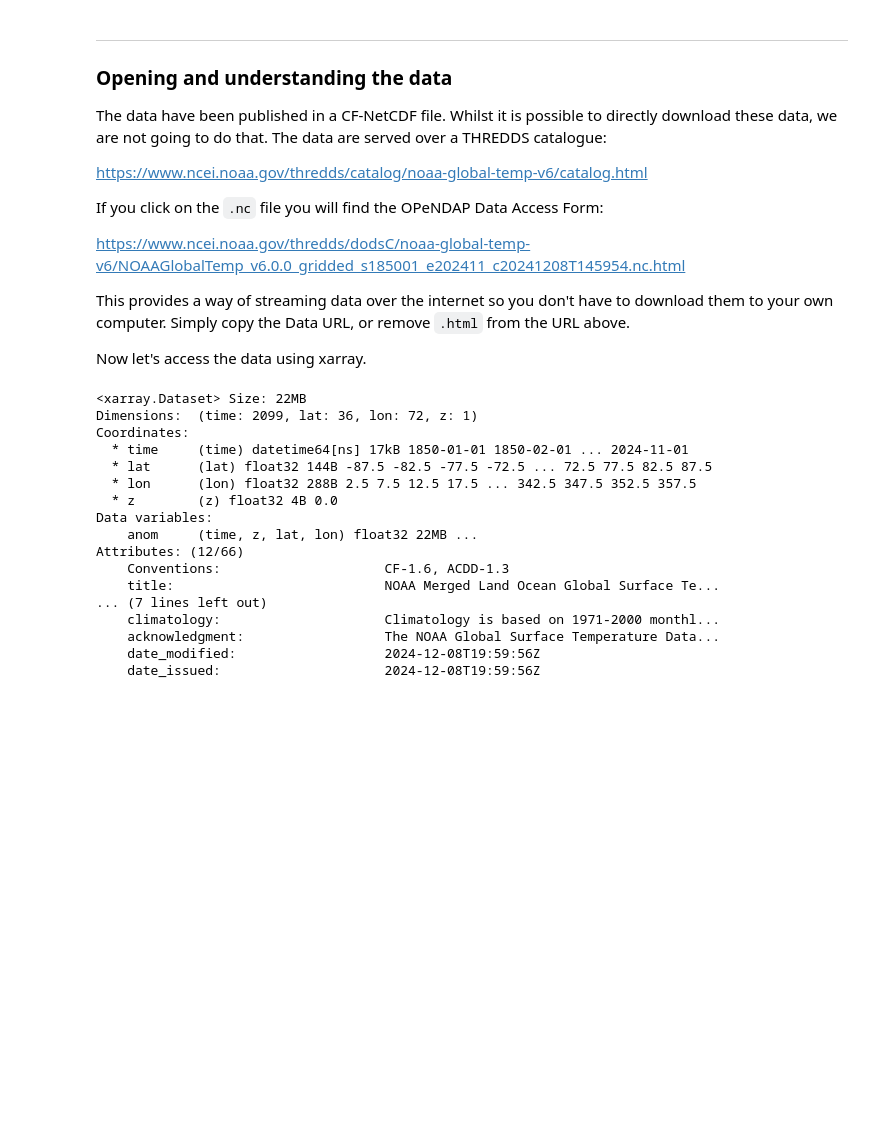
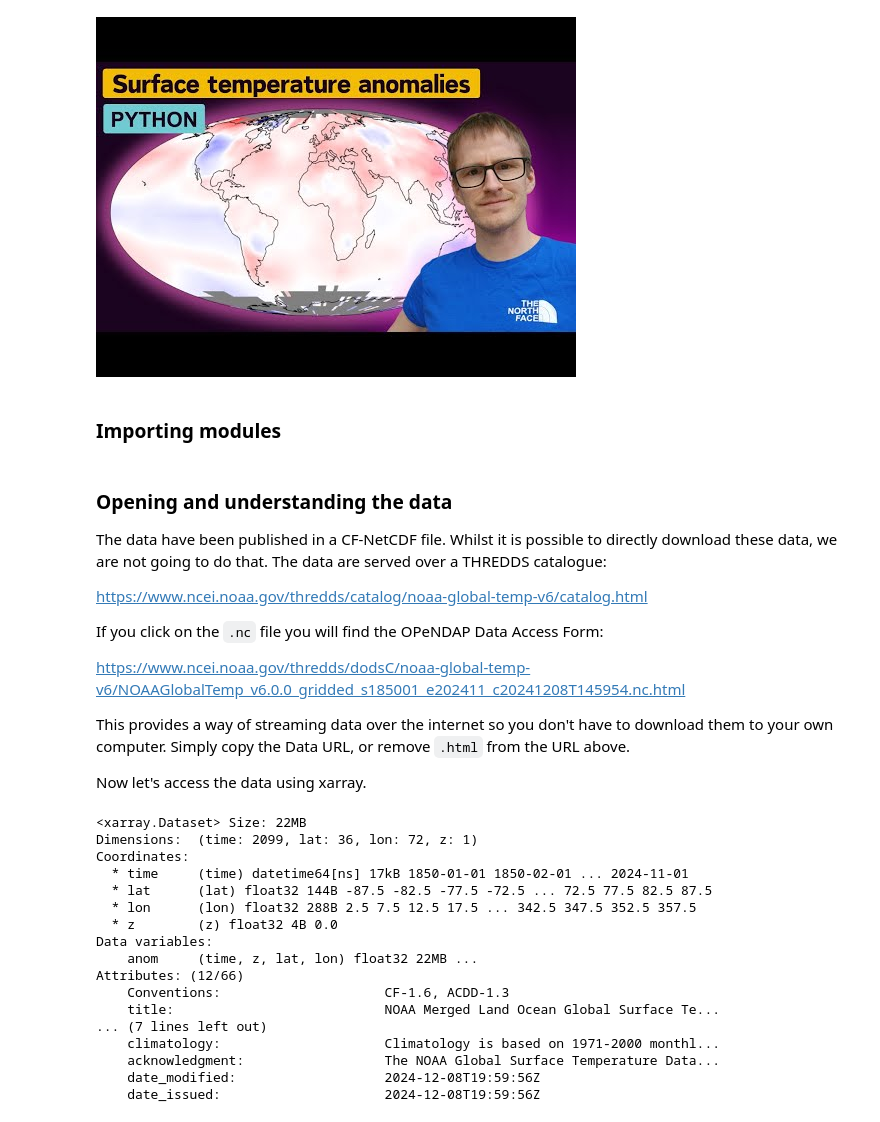
Before and after one commit to NorDataNet/Exploring_FAIR_data_with_Python, a Jupyter notebook: book/global_surface_temperature_anomalies.ipynb, the cells around one changed output. Saved outputs shown, nothing was run; the diff lists cells and outputs as text; code cells hidden in the pictures; blank space fills up the shorter version.

```diff
--- a/book/global_surface_temperature_anomalies.ipynb
+++ b/book/global_surface_temperature_anomalies.ipynb
@@ -51,10 +47,15 @@ When using this dataset in publications or presentations, please provide the fol
+# %%
+from IPython.display import YouTubeVideo
+YouTubeVideo('czLlSVQgXB0')
+# %% [output]
+[figure, added]
+# %% [markdown]
+### Importing modules
 # %%
 import xarray as xr # For reading data from a NetCDF file
 import matplotlib.pyplot as plt # For plotting the data
 import cartopy.crs as ccrs # For plotting maps
 # %% [markdown]
----
-
 ### Opening and understanding the data
 
 The data have been published in a CF-NetCDF file. Whilst it is possible to directly download these data, we are not going to do that. The data are served over a THREDDS catalogue:
```
Also changed, not shown: parts of 18 cells of this notebook, 3 other files.
